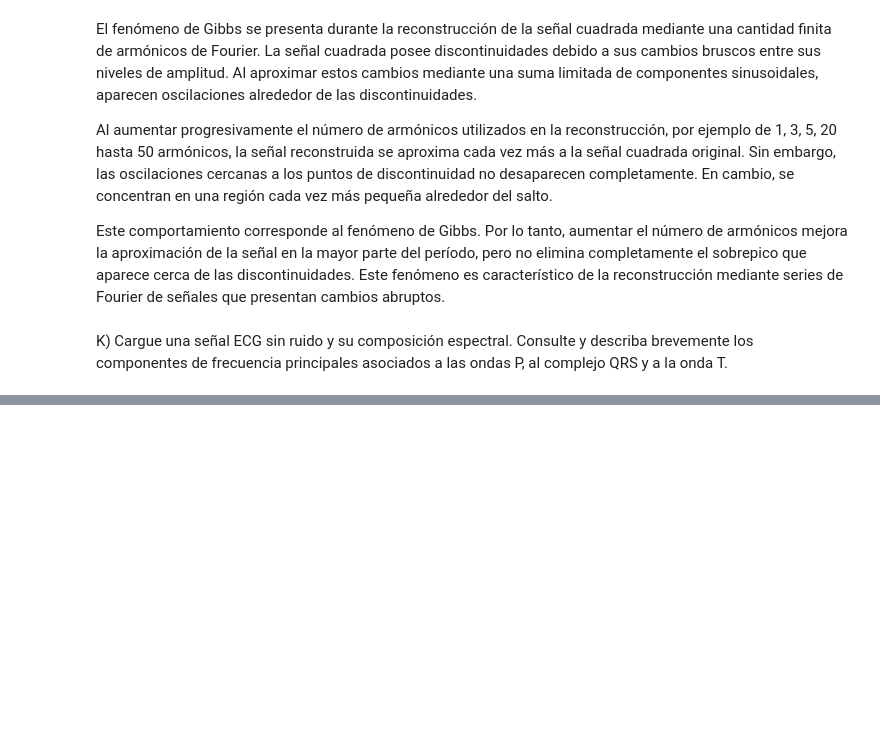
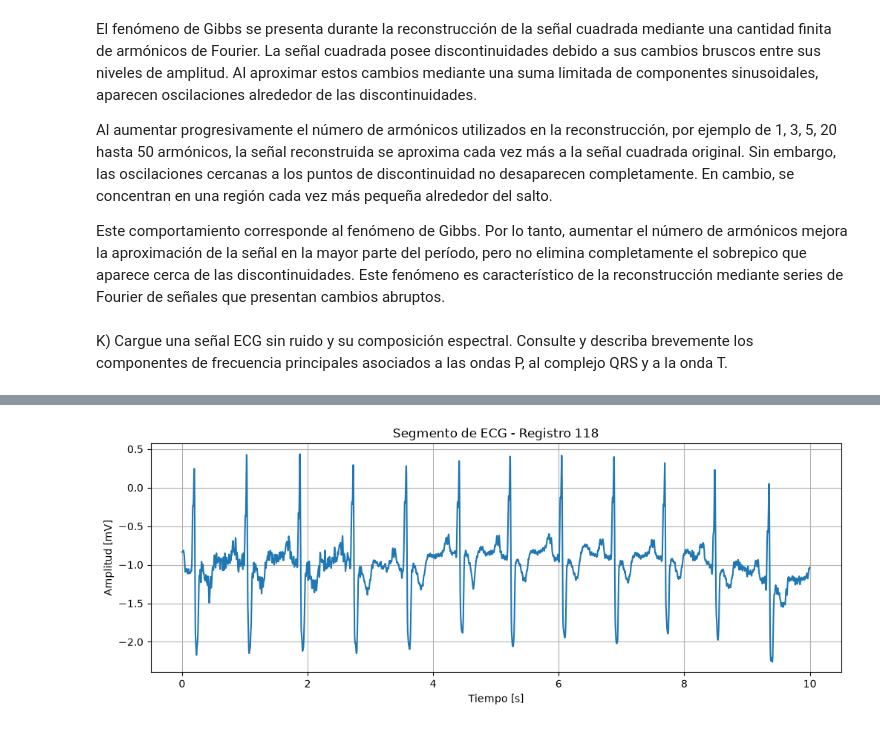
Before and after one commit to luisfmontoyaf/Biosenales_Luis_Montoya_Karly_Tarazona, a Jupyter notebook: practica_3/practica_3.ipynb, the cells around one changed output, grey strips where cells are left out. Cells and saved outputs as stored; diff of their text form; code cells hidden in the pictures; blank space fills up the shorter version.

```diff
--- a/practica_3/practica_3.ipynb
+++ b/practica_3/practica_3.ipynb
@@ -241,3 +234,99 @@ Al aumentar progresivamente el número de armónicos utilizados en la reconstruc
 Este comportamiento corresponde al fenómeno de Gibbs. Por lo tanto, aumentar el número de armónicos mejora la aproximación de la señal en la mayor parte del período, pero no elimina completamente el sobrepico que aparece cerca de las discontinuidades. Este fenómeno es característico de la reconstrucción mediante series de Fourier de señales que presentan cambios abruptos.
 # %% [markdown]
 K) Cargue una señal ECG sin ruido y su composición espectral. Consulte y describa brevemente los componentes de frecuencia principales asociados a las ondas P, al complejo QRS y a la onda T.
+# %%
+import wfdb
+import shutil
+
+
+
+
+shutil.copy("118.hea.txt", "118.hea")
+
+# Cargar el registro
+senal, info = wfdb.rdsamp("118")
+
+# Frecuencia de muestreo
+fs = info["fs"]
+
+# Tomar el primer canal
+ecg_completo = senal[:, 0]
+
+print("Frecuencia de muestreo:", fs, "Hz")
+print("Duración total:", len(ecg_completo) / fs, "segundos")
+
+
+# 2. Recortar un segmento de 10 segundos
+
+duracion = 10  # segundos
+
+N = int(duracion * fs)
+
+ecg = ecg_completo[:N]
+
+# Vector de tiempo para el segmento
+t = np.arange(len(ecg)) / fs
+
+print("Segmento analizado:", duracion, "segundos")
+print("Número de muestras:", len(ecg))
+
+
+# ============================================================
+# 3. Graficar el segmento de ECG
+# ============================================================
+
+plt.figure(figsize=(12, 4))
+
+plt.plot(t, ecg)
+
+plt.xlabel("Tiempo [s]")
+plt.ylabel("Amplitud [mV]")
+plt.title("Segmento de ECG - Registro 118")
+plt.grid()
+
+plt.show()
+
+
+# ============================================================
+# 4. Calcular el espectro
+#    SIN utilizar np.fft.fft
+# ============================================================
+
+f_max = 50
+num_frecuencias = 1000
+
+frecuencias = np.linspace(0, f_max, num_frecuencias)
+
+X = np.zeros(len(frecuencias), dtype=complex)
+
+dt = 1 / fs
+
+for i, f in enumerate(frecuencias):
+
+    X[i] = np.sum(
+        ecg * np.exp(-1j * 2 * np.pi * f * t)
+    ) * dt
+
+
+# ============================================================
+# 5. Magnitud del espectro
+# ============================================================
+
+magnitud = np.abs(X)
+
+
+# ============================================================
+# 6. Graficar espectro
+# ============================================================
+
+plt.figure(figsize=(12, 4))
+
+plt.plot(frecuencias, magnitud)
+
+plt.xlabel("Frecuencia [Hz]")
+plt.ylabel("|X(f)|")
+plt.title("Composición espectral del ECG")
+plt.grid()
+
+plt.show()
+# %% [output]
@@ -243,0 +337 @@ K) Cargue una señal ECG sin ruido y su composición espectral. Consulte y descr
+[figure, added]
```
Also changed, not shown: parts of 12 cells of this notebook, 3 other files.
